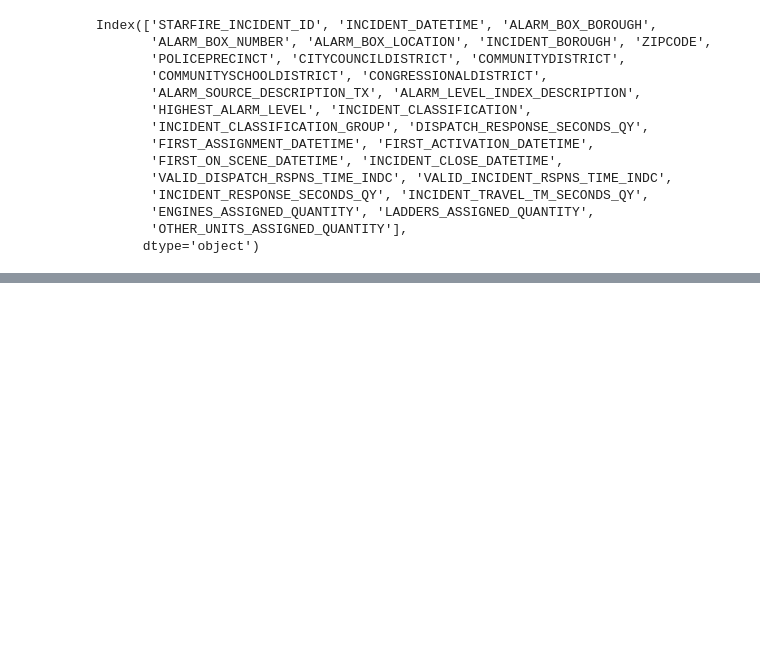
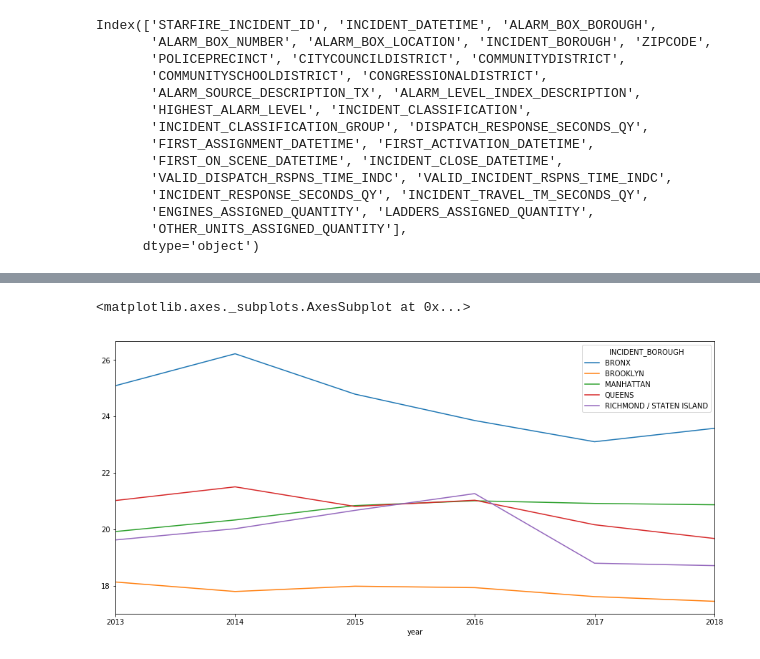
Before and after one commit to devkollin/fire, a Jupyter notebook: fire_incidents.ipynb, the cells around one changed output, grey strips where cells are left out. Saved outputs shown, nothing was run; the diff lists cells and outputs as text; code cells hidden in the pictures; blank space fills up the shorter version.

```diff
--- a/fire_incidents.ipynb
+++ b/fire_incidents.ipynb
@@ -159,0 +106,10 @@ datax.groupby(['INCIDENT_DATE','INCIDENT_BOROUGH']).count()['incident_count'].un
+# %%
+incident_data = data.groupby(['INCIDENT_BOROUGH','year'])['diff_minutes'].agg(['mean','count'])
+# %%
+g, ax = plt.subplots(figsize=(15,7))
+# use unstack()
+incident_data.groupby(['year','INCIDENT_BOROUGH']).sum()['mean'].unstack().plot(ax=ax)
+# datax.groupby(['INCIDENT_DATE','INCIDENT_BOROUGH']).count()['incident_count'].plot(ax=ax)
+# %% [output]
+<matplotlib.axes._subplots.AxesSubplot at 0x...>
+[figure, added]
```
Also changed, not shown: parts of 16 cells of this notebook.
